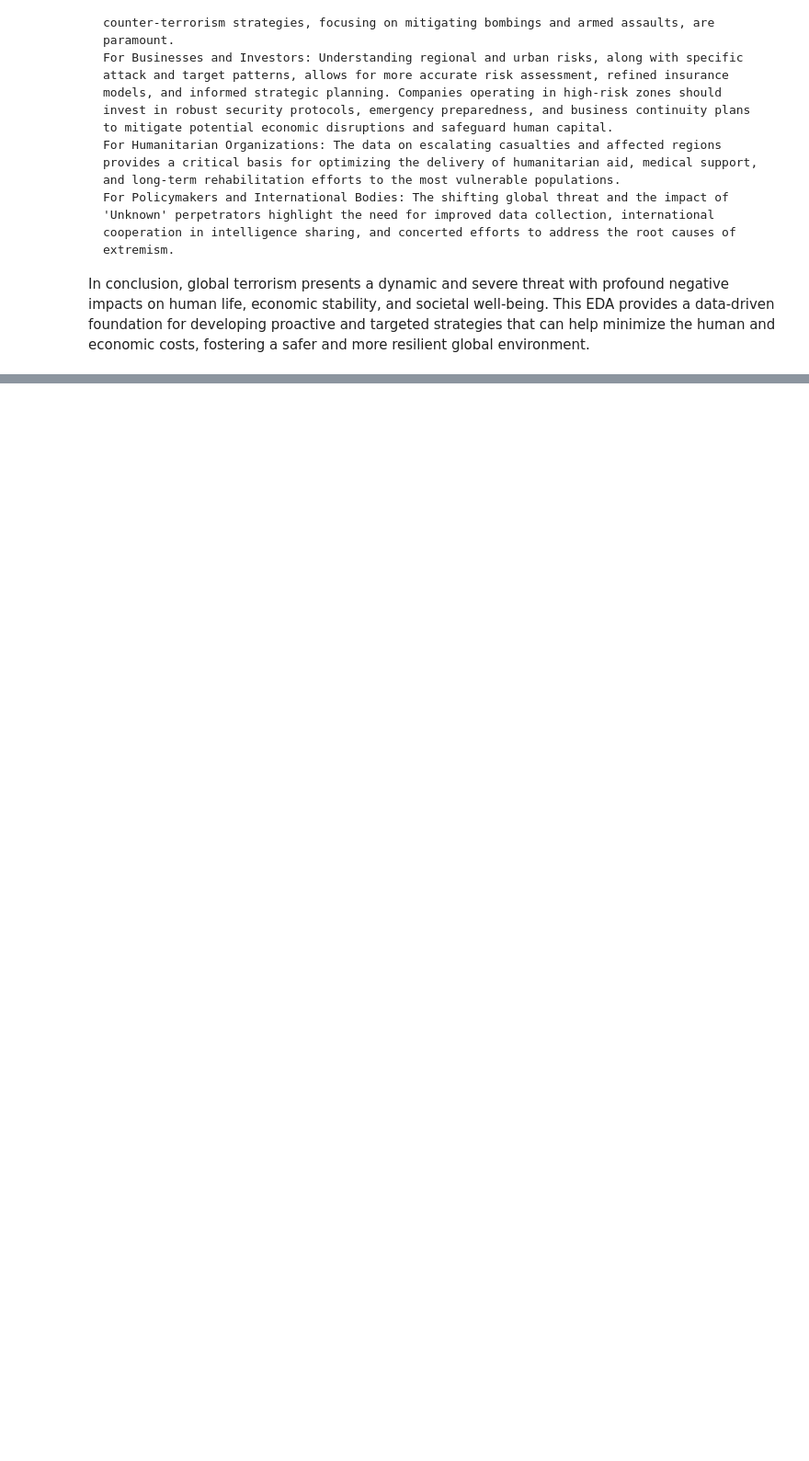
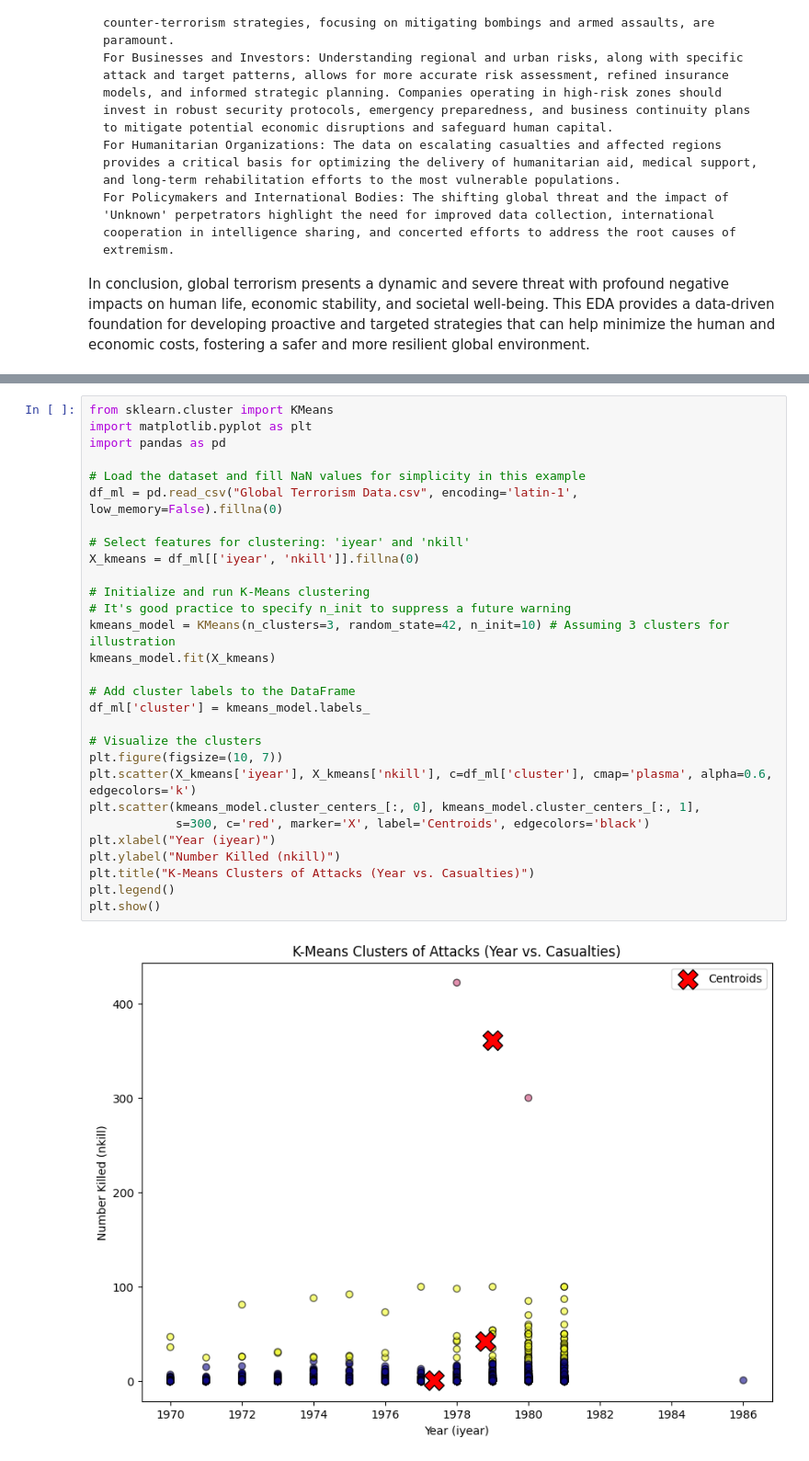
Before and after one commit to avinavsingh479/Data_science__Assignment-3, a Jupyter notebook: terror_EDA.ipynb, the cells around one changed output, grey strips where cells are left out. Shown at 92% size. Drawn from its saved outputs; the diff is of its cells as text; blank space fills up the shorter version.

```diff
--- a/terror_EDA.ipynb
+++ b/terror_EDA.ipynb
@@ -1777,0 +1872,31 @@ Doon University
+# %%
+from sklearn.cluster import KMeans
+import matplotlib.pyplot as plt
+import pandas as pd
+
+# Load the dataset and fill NaN values for simplicity in this example
+df_ml = pd.read_csv("Global Terrorism Data.csv", encoding='latin-1', low_memory=False).fillna(0)
+
+# Select features for clustering: 'iyear' and 'nkill'
+X_kmeans = df_ml[['iyear', 'nkill']].fillna(0)
+
+# Initialize and run K-Means clustering
+# It's good practice to specify n_init to suppress a future warning
+kmeans_model = KMeans(n_clusters=3, random_state=42, n_init=10) # Assuming 3 clusters for illustration
+kmeans_model.fit(X_kmeans)
+
+# Add cluster labels to the DataFrame
+df_ml['cluster'] = kmeans_model.labels_
+
+# Visualize the clusters
+plt.figure(figsize=(10, 7))
+plt.scatter(X_kmeans['iyear'], X_kmeans['nkill'], c=df_ml['cluster'], cmap='plasma', alpha=0.6, edgecolors='k')
+plt.scatter(kmeans_model.cluster_centers_[:, 0], kmeans_model.cluster_centers_[:, 1],
+            s=300, c='red', marker='X', label='Centroids', edgecolors='black')
+plt.xlabel("Year (iyear)")
+plt.ylabel("Number Killed (nkill)")
+plt.title("K-Means Clusters of Attacks (Year vs. Casualties)")
+plt.legend()
+plt.show()
+# %% [output]
+[figure, added]
```
Also changed, not shown: parts of 47 cells of this notebook.
